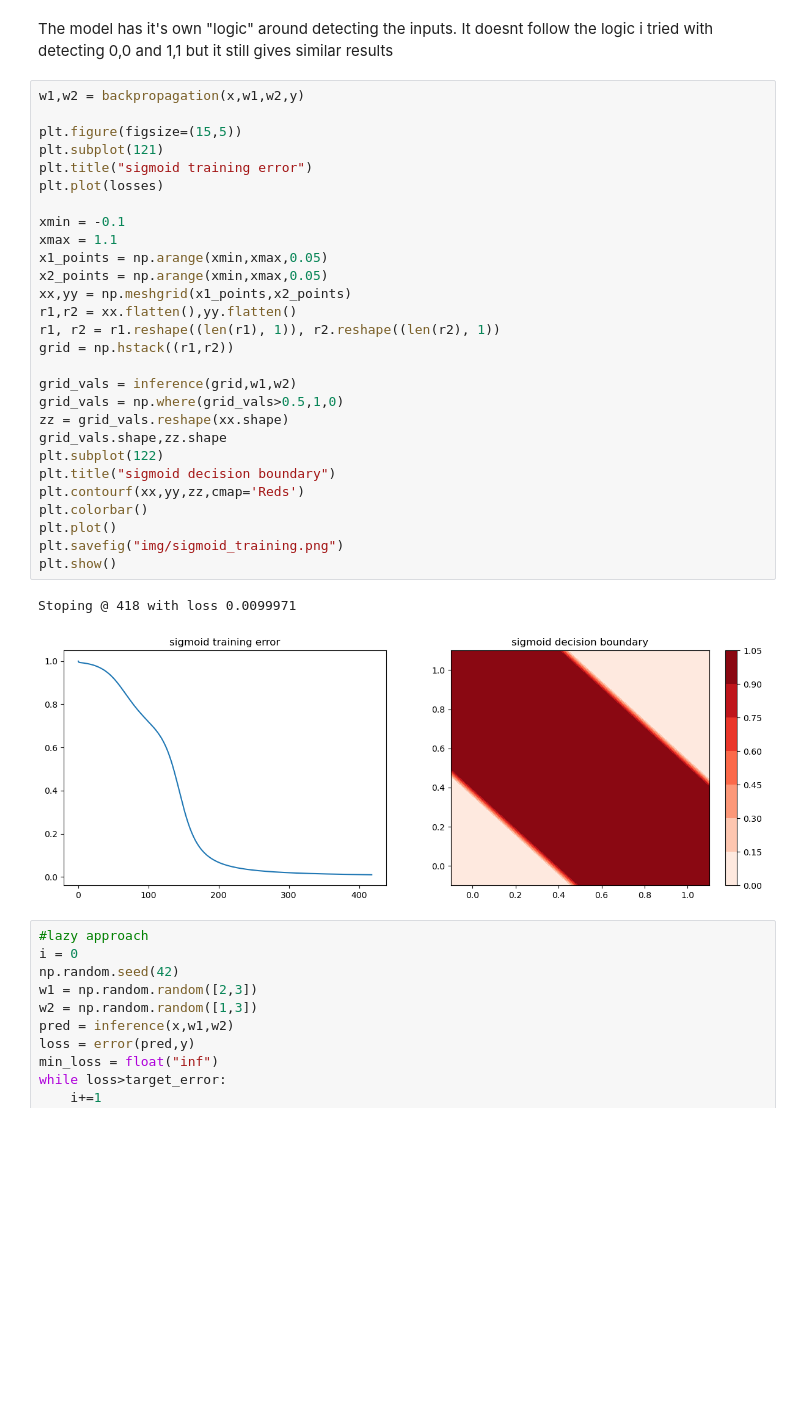
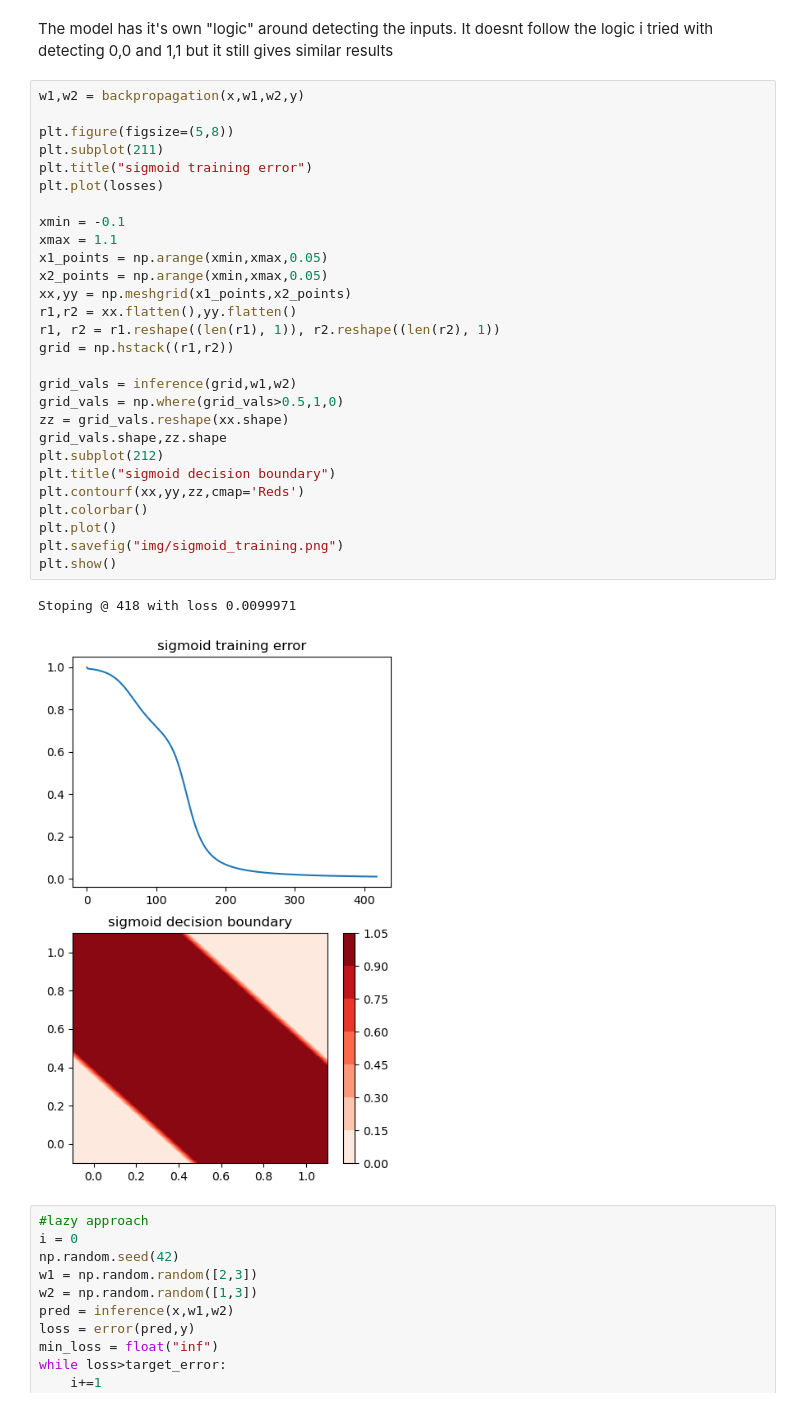
Before and after one commit to ThanosSkentzos/IDL-11, a Jupyter notebook: A0/thanos_3.ipynb, the cells around one changed output. Saved outputs shown, nothing was run; the diff lists cells and outputs as text; blank space fills up the shorter version.

Commit message:
thanos: change subplot orientation

```diff
--- a/A0/thanos_3.ipynb
+++ b/A0/thanos_3.ipynb
@@ -146,34 +146,34 @@ The model has it's own "logic" around detecting the inputs. It doesnt follow the
 # %%
 w1,w2 = backpropagation(x,w1,w2,y)
 
-plt.figure(figsize=(15,5))
-plt.subplot(121)
+plt.figure(figsize=(5,8))
+plt.subplot(211)
 plt.title("sigmoid training error")
 plt.plot(losses)
 
 xmin = -0.1
 xmax = 1.1
 x1_points = np.arange(xmin,xmax,0.05)
 x2_points = np.arange(xmin,xmax,0.05)
 xx,yy = np.meshgrid(x1_points,x2_points)
 r1,r2 = xx.flatten(),yy.flatten()
 r1, r2 = r1.reshape((len(r1), 1)), r2.reshape((len(r2), 1))
 grid = np.hstack((r1,r2))
 
 grid_vals = inference(grid,w1,w2)
 grid_vals = np.where(grid_vals>0.5,1,0)
 zz = grid_vals.reshape(xx.shape)
 grid_vals.shape,zz.shape
-plt.subplot(122)
+plt.subplot(212)
 plt.title("sigmoid decision boundary")
 plt.contourf(xx,yy,zz,cmap='Reds')
 plt.colorbar()
 plt.plot()
 plt.savefig("img/sigmoid_training.png")
 plt.show()
 # %% [output]
 Stoping @ 418 with loss 0.0099971
-[figure, old version]
+[figure, new version]
 # %%
 #lazy approach
 i = 0
```
Also changed, not shown: parts of 2 cells of this notebook, 3 other files.
